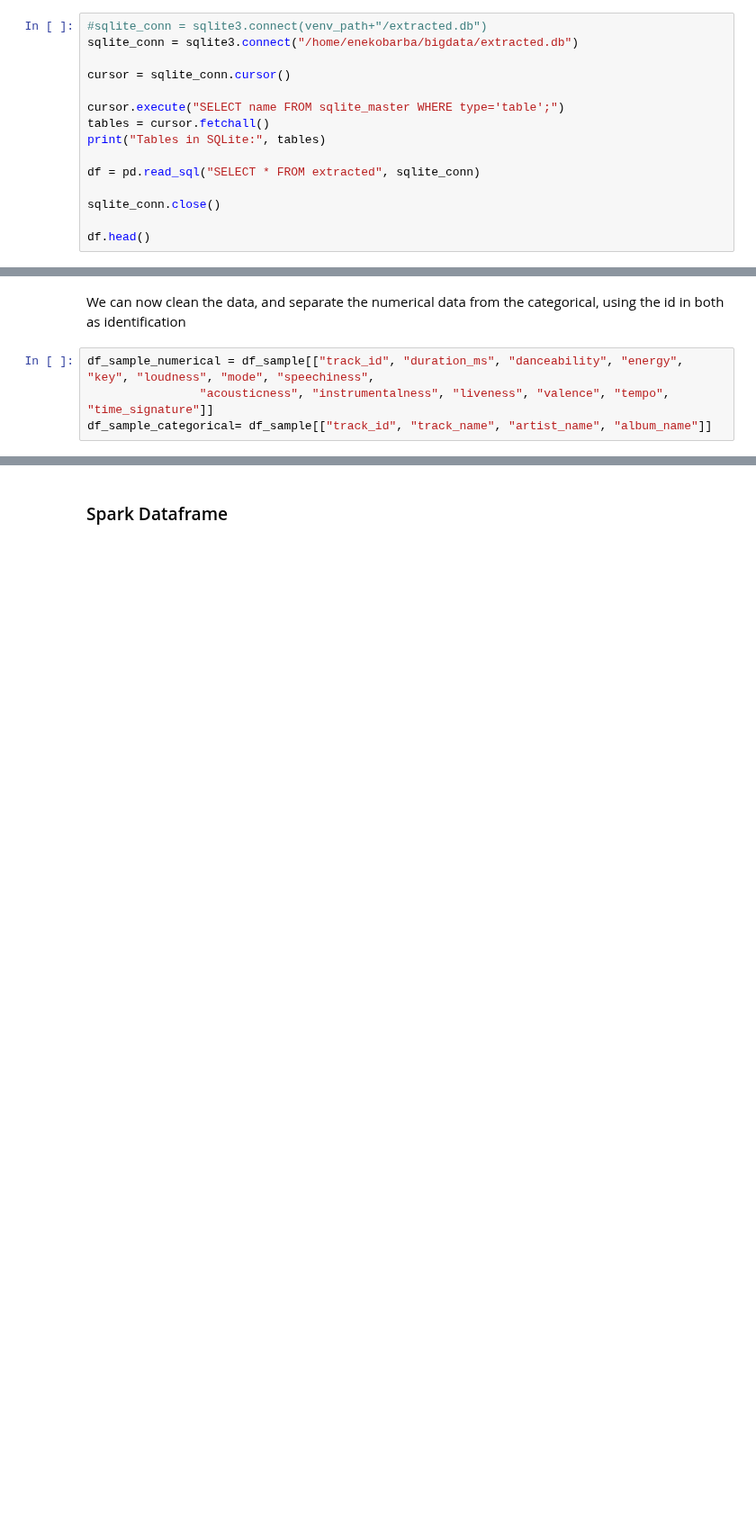
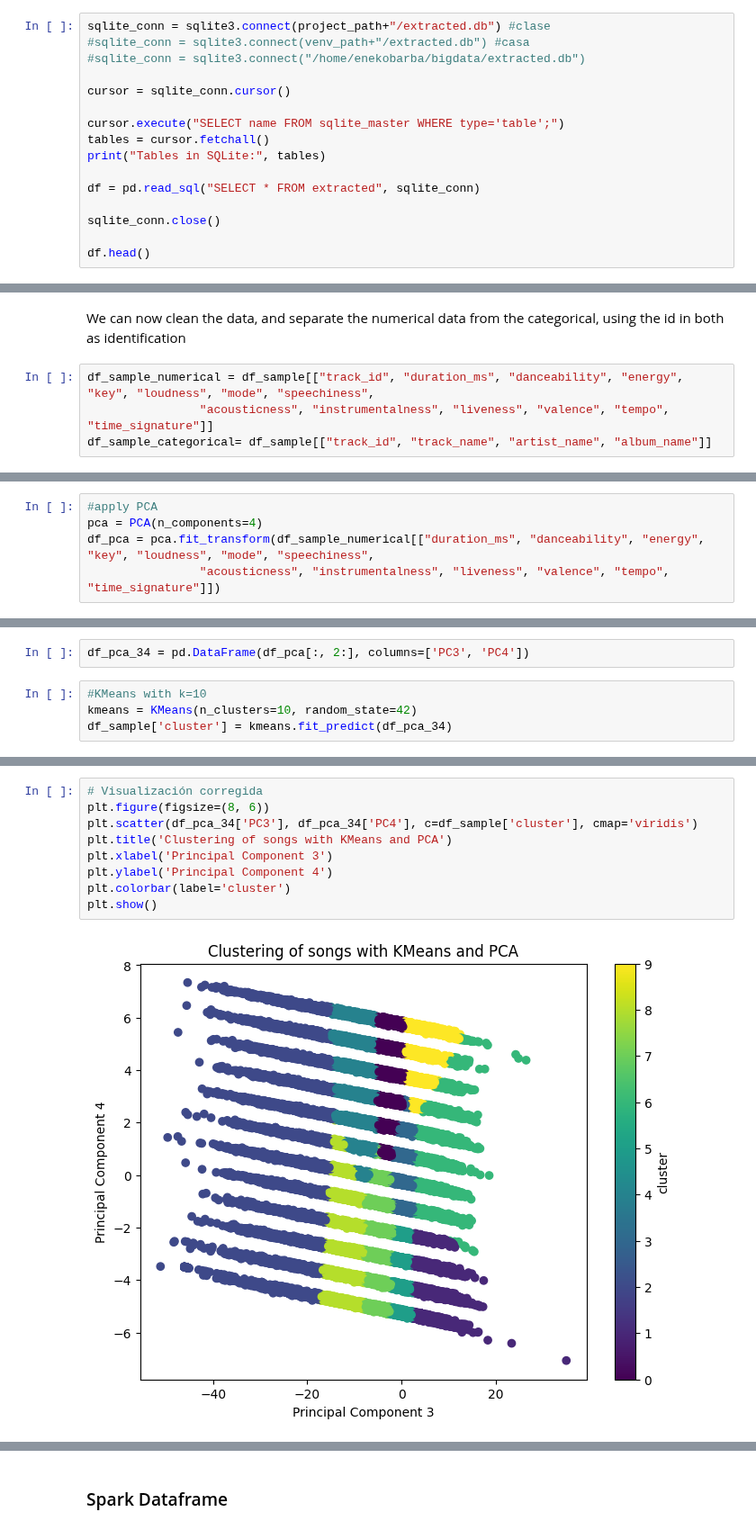
Before and after one commit to enekobarod/Suggestify, a Jupyter notebook: Suggestify/Suggestify.ipynb, the cells around one changed output, grey strips where cells are left out. Shown at 90% size. Cells and saved outputs as stored; diff of their text form; blank space fills up the shorter version.

```diff
--- a/Suggestify/Suggestify.ipynb
+++ b/Suggestify/Suggestify.ipynb
@@ -39,8 +32,9 @@ project_path = os.path.dirname(venv_path)
 # %% [markdown]
 ### Dataframe retrieval
 # %%
-#sqlite_conn = sqlite3.connect(venv_path+"/extracted.db")
-sqlite_conn = sqlite3.connect("/home/enekobarba/bigdata/extracted.db")
+sqlite_conn = sqlite3.connect(project_path+"/extracted.db") #clase
+#sqlite_conn = sqlite3.connect(venv_path+"/extracted.db") #casa
+#sqlite_conn = sqlite3.connect("/home/enekobarba/bigdata/extracted.db")
 
 cursor = sqlite_conn.cursor()
 
@@ -84,0 +84,5 @@ df_sample_categorical= df_sample[["track_id", "track_name", "artist_name", "albu
+# %%
+#apply PCA
+pca = PCA(n_components=4)
+df_pca = pca.fit_transform(df_sample_numerical[["duration_ms", "danceability", "energy", "key", "loudness", "mode", "speechiness",
+                "acousticness", "instrumentalness", "liveness", "valence", "tempo", "time_signature"]])
@@ -84,0 +114,6 @@ df_sample_categorical= df_sample[["track_id", "track_name", "artist_name", "albu
+# %%
+df_pca_34 = pd.DataFrame(df_pca[:, 2:], columns=['PC3', 'PC4'])
+# %%
+#KMeans with k=10
+kmeans = KMeans(n_clusters=10, random_state=42)
+df_sample['cluster'] = kmeans.fit_predict(df_pca_34)
@@ -84,0 +126,11 @@ df_sample_categorical= df_sample[["track_id", "track_name", "artist_name", "albu
+# %%
+# Visualización corregida
+plt.figure(figsize=(8, 6))
+plt.scatter(df_pca_34['PC3'], df_pca_34['PC4'], c=df_sample['cluster'], cmap='viridis')
+plt.title('Clustering of songs with KMeans and PCA')
+plt.xlabel('Principal Component 3')
+plt.ylabel('Principal Component 4')
+plt.colorbar(label='cluster')
+plt.show()
+# %% [output]
+[figure, added]
```
Also changed, not shown: parts of 23 cells of this notebook.
